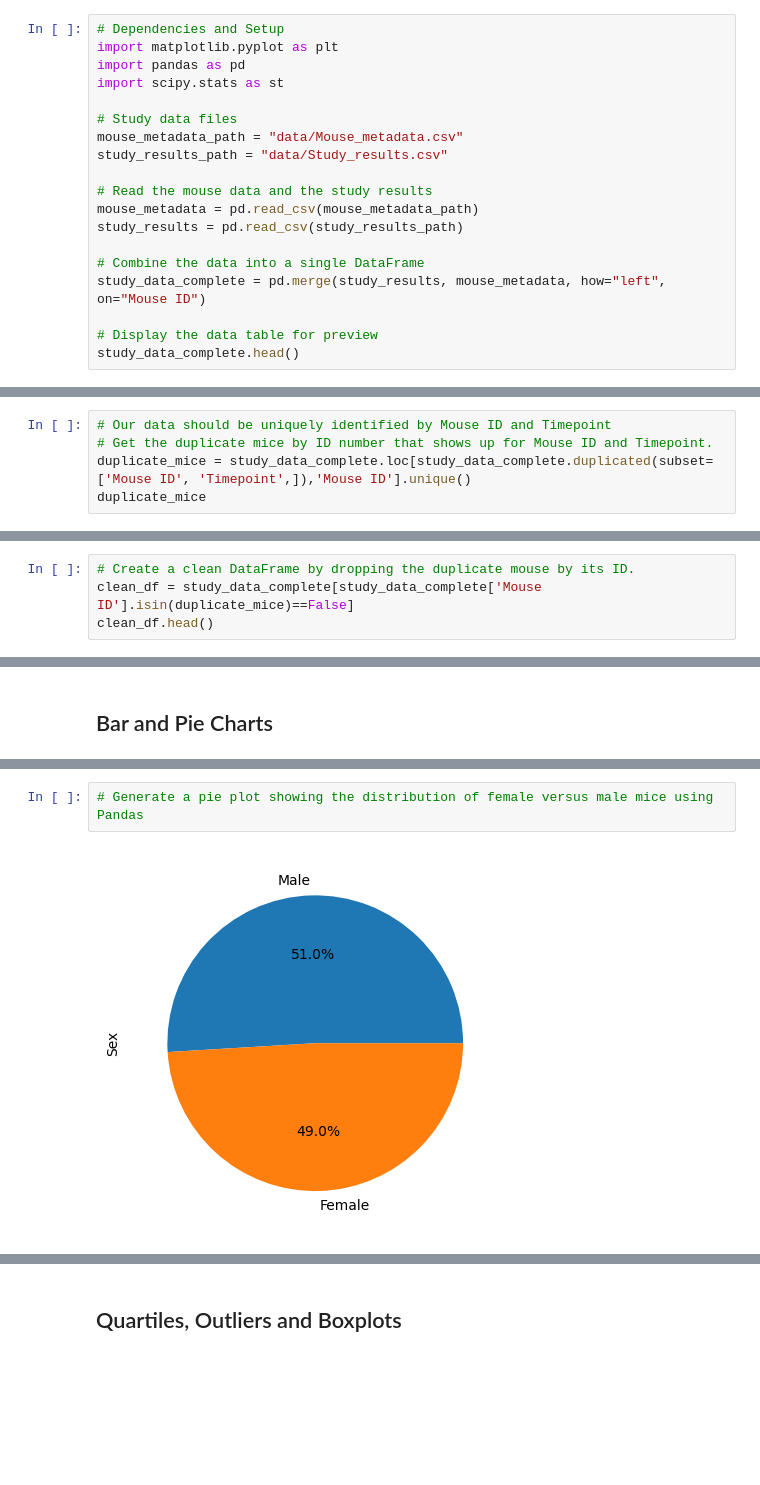
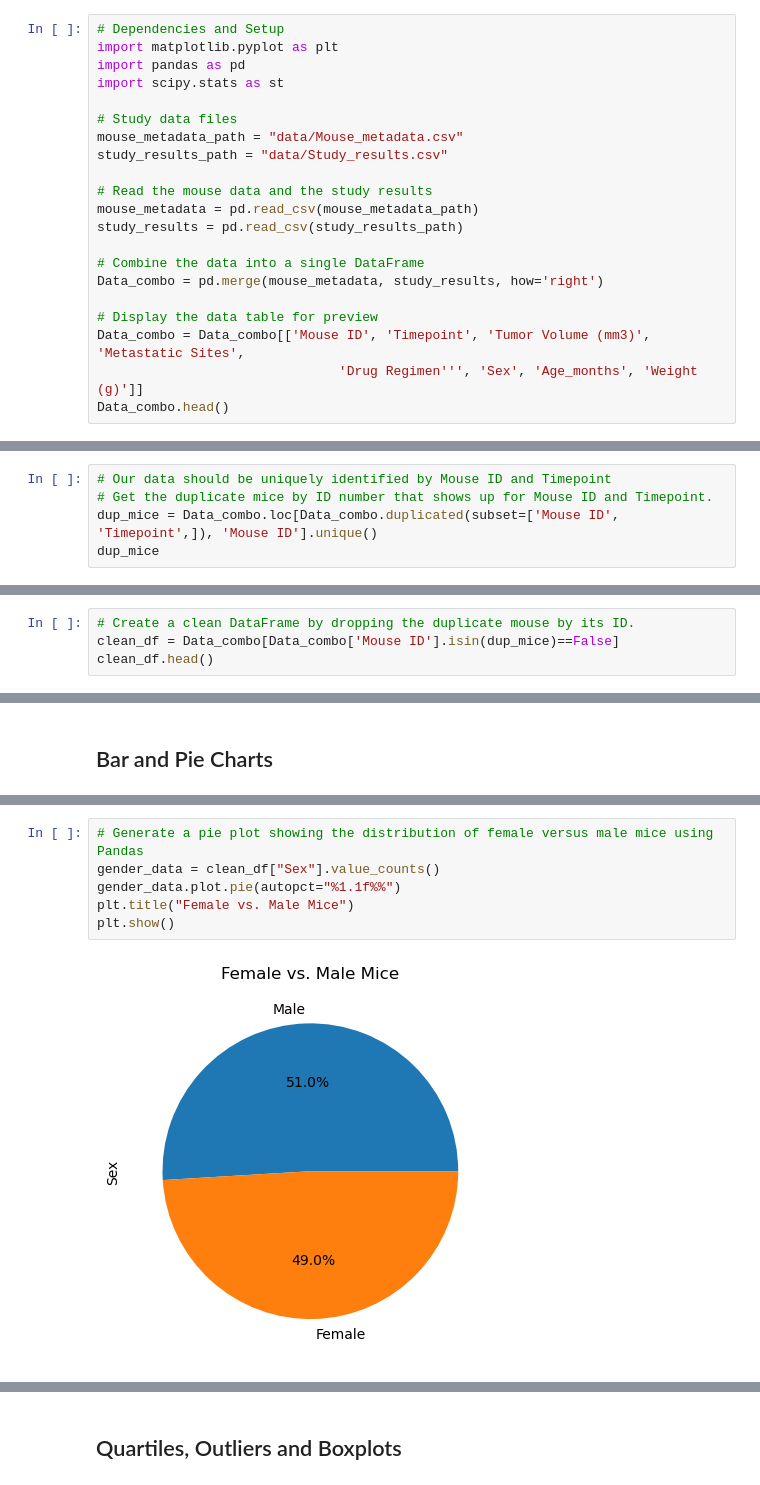
Before and after one commit to ortizvane09/Pymaceuticals, a Jupyter notebook: pymaceuticals_starter.ipynb, the cells around one changed output, grey strips where cells are left out. Drawn from its saved outputs; the diff is of its cells as text; blank space fills up the shorter version.

```diff
--- a/pymaceuticals_starter.ipynb
+++ b/pymaceuticals_starter.ipynb
@@ -20,10 +20,12 @@ mouse_metadata = pd.read_csv(mouse_metadata_path)
 study_results = pd.read_csv(study_results_path)
 
 # Combine the data into a single DataFrame
-study_data_complete = pd.merge(study_results, mouse_metadata, how="left", on="Mouse ID")
+Data_combo = pd.merge(mouse_metadata, study_results, how='right')
 
 # Display the data table for preview
-study_data_complete.head()
+Data_combo = Data_combo[['Mouse ID', 'Timepoint', 'Tumor Volume (mm3)', 'Metastatic Sites',
+                               'Drug Regimen''', 'Sex', 'Age_months', 'Weight (g)']]
+Data_combo.head()
 # %% [output]
 |  | Mouse ID | Timepoint | Tumor Volume (mm3) | Metastatic Sites | Drug Regimen | Sex | Age_months | ... |
 | 0 | b128 | 0 | 45.0 | 0 | Capomulin | Female | 9 | ... |
@@ -41,8 +43,8 @@ number_of_mice
 # %%
 # Our data should be uniquely identified by Mouse ID and Timepoint
 # Get the duplicate mice by ID number that shows up for Mouse ID and Timepoint.
-duplicate_mice = study_data_complete.loc[study_data_complete.duplicated(subset=['Mouse ID', 'Timepoint',]),'Mouse ID'].unique()
-duplicate_mice
+dup_mice = Data_combo.loc[Data_combo.duplicated(subset=['Mouse ID', 'Timepoint',]), 'Mouse ID'].unique()
+dup_mice
 # %% [output]
 array(['g989'], dtype=object)
 # %%
@@ -66,7 +68,7 @@ dup_mice_df
 | 1592 | g989 | 35 | 62.570880 | 2 | Propriva | Female | 21 | ... |
 # %%
 # Create a clean DataFrame by dropping the duplicate mouse by its ID.
-clean_df = study_data_complete[study_data_complete['Mouse ID'].isin(duplicate_mice)==False]
+clean_df = Data_combo[Data_combo['Mouse ID'].isin(dup_mice)==False]
 clean_df.head()
 # %% [output]
 |  | Mouse ID | Timepoint | Tumor Volume (mm3) | Metastatic Sites | Drug Regimen | Sex | Age_months | ... |
@@ -152,6 +172,10 @@ summary_stats_table
 # %%
 # Generate a pie plot showing the distribution of female versus male mice using Pandas
+gender_data = clean_df["Sex"].value_counts()
+gender_data.plot.pie(autopct="%1.1f%%")
+plt.title("Female vs. Male Mice")
+plt.show()
 # %% [output]
-[figure, old version]
+[figure, new version]
 # %%
 # Generate a pie plot showing the distribution of female versus male mice using pyplot
```
Also changed, not shown: parts of 15 cells of this notebook.
